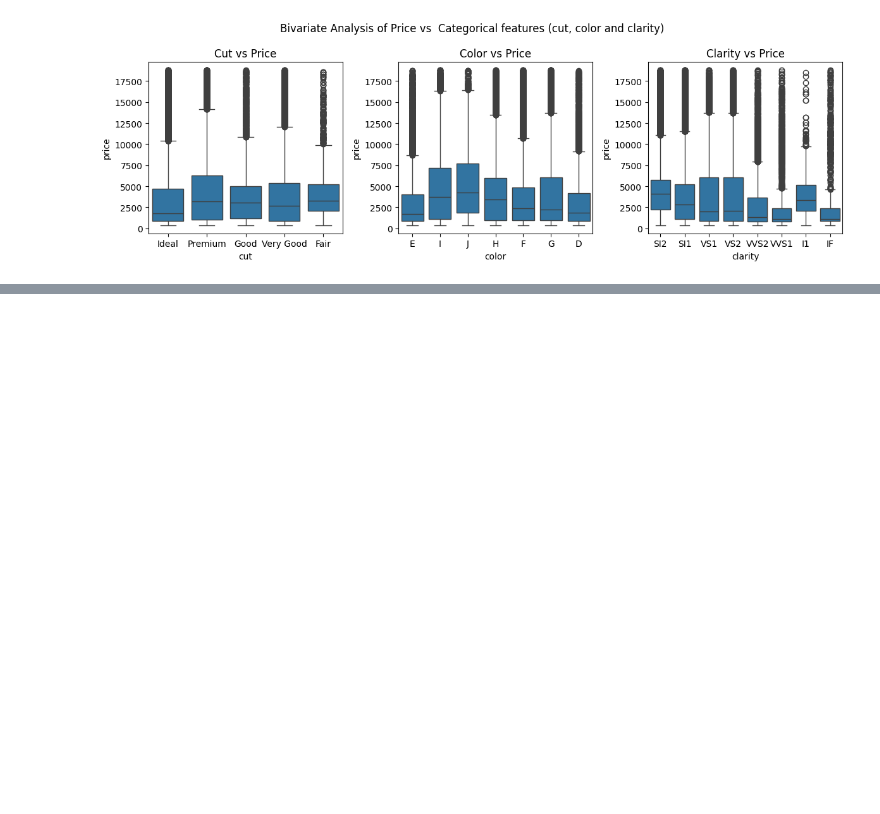
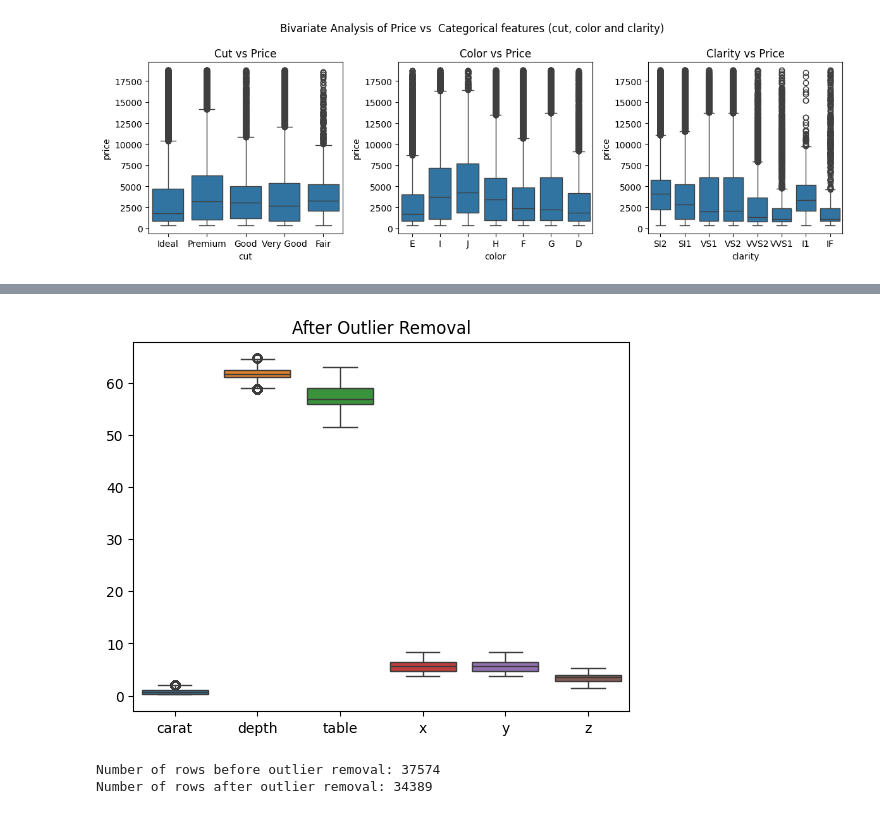
Before and after one commit to Angad143/Diamond-Price-Prediction, a Jupyter notebook: Diamonds_price_predictions.ipynb, the cells around one changed output, grey strips where cells are left out. Saved outputs shown, nothing was run; the diff lists cells and outputs as text; code cells hidden in the pictures; blank space fills up the shorter version.

```diff
--- a/Diamonds_price_predictions.ipynb
+++ b/Diamonds_price_predictions.ipynb
@@ -253,0 +357,30 @@ plt.show()
+# %%
+# Calculate Q1 (25th percentile) and Q3 (75th percentile) for each numerical column
+Q1 = X_train[num_columns].quantile(0.25)
+Q3 = X_train[num_columns].quantile(0.75)
+IQR = Q3 - Q1
+
+# Defining outlier boundaries
+lower_bound = Q1 - 1.5 * IQR
+upper_bound = Q3 + 1.5 * IQR
+
+# # Filtering out outliers for single columns
+# data = X_train[(X_train['numeric_column'] >= lower_bound) & (X_train['numeric_column'] <= upper_bound)]
+
+# Filter out outliers for multiple columns
+X_train_filtered = X_train[~((X_train[num_columns] < lower_bound) | (X_train[num_columns] > upper_bound)).any(axis=1)]
+# .any(axis=1) ensures that the condition applies row-wise across the columns.
+# %%
+# Boxplot after outlier removal
+sns.boxplot(data=X_train_filtered[num_columns])
+plt.title("After Outlier Removal")
+plt.show()
+# %% [output]
+[figure, added]
+# %%
+# Check the number of rows before and after
+print("Number of rows before outlier removal:", X_train.shape[0])
+print("Number of rows after outlier removal:", X_train_filtered.shape[0])
+# %% [output]
+Number of rows before outlier removal: 37574
+Number of rows after outlier removal: 34389
```
Also changed, not shown: parts of 14 cells of this notebook.
